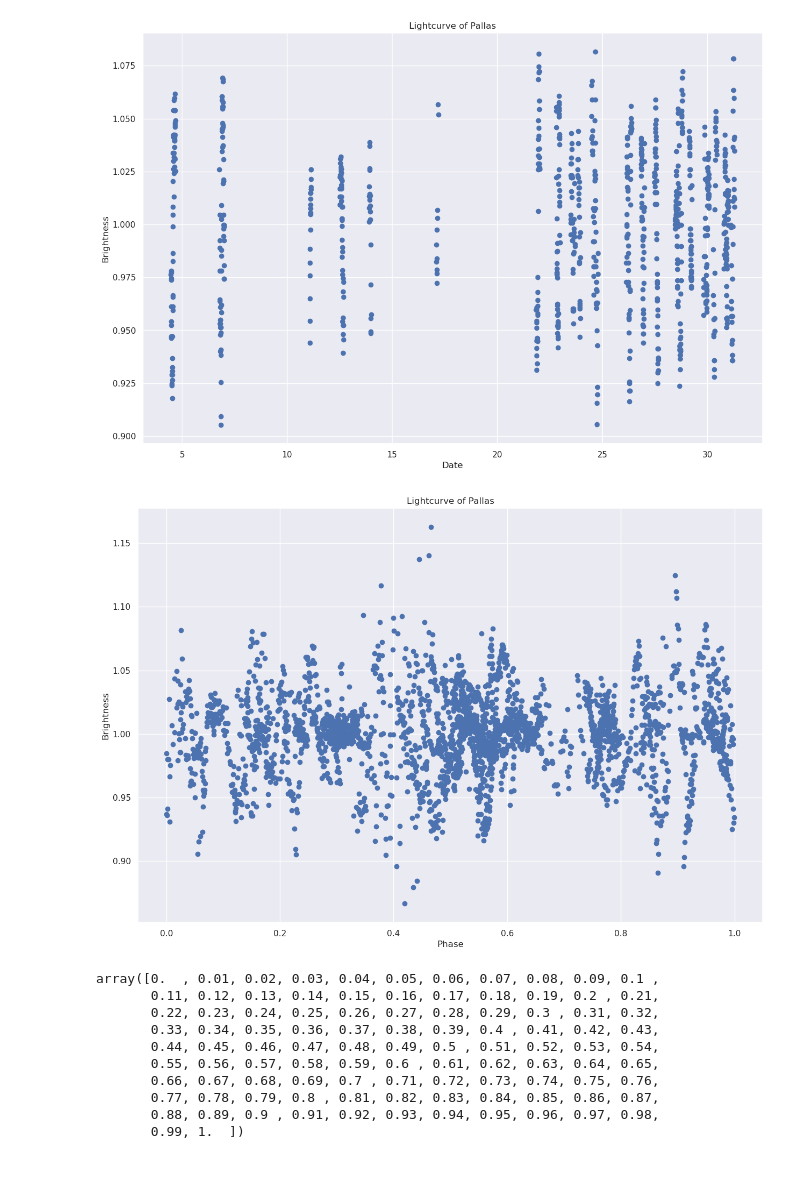
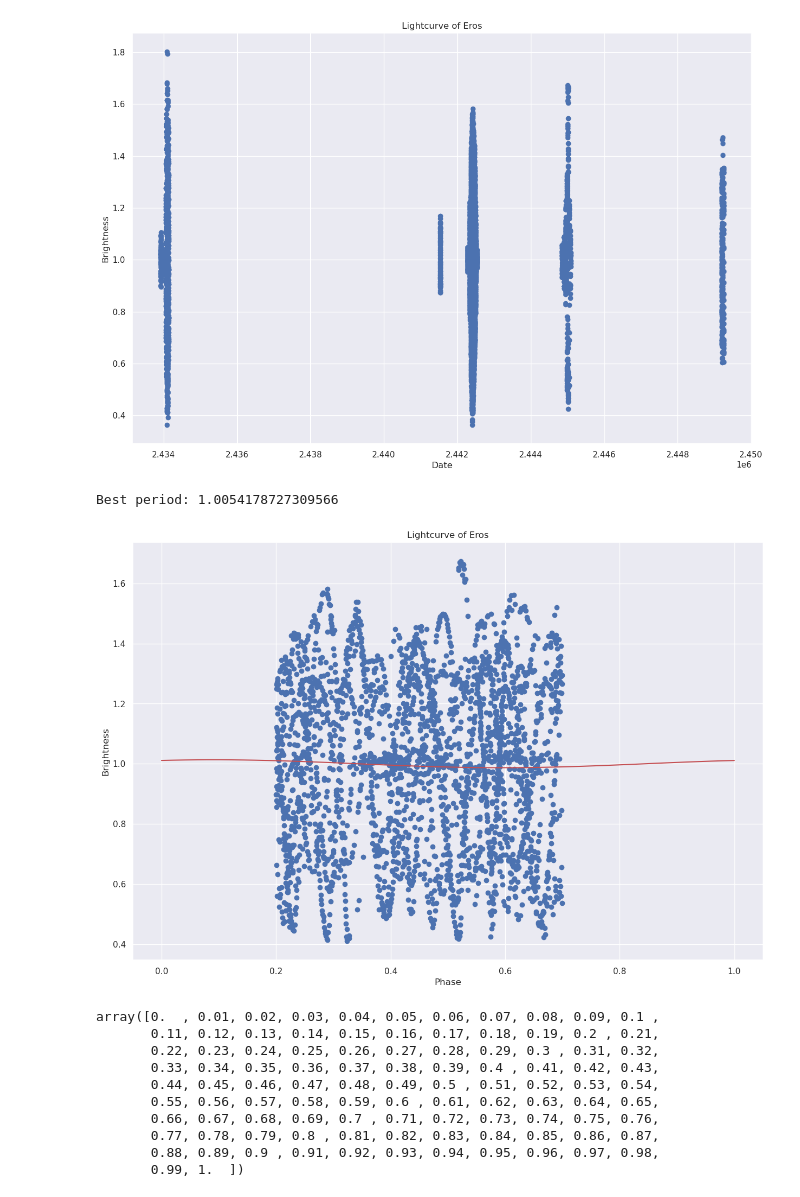
Before and after one commit to Vosloo/asteroid-lightcurves, a Jupyter notebook: EDA.ipynb, the cells around one changed output. Cells and saved outputs as stored; diff of their text form; code cells hidden in the pictures; blank space fills up the shorter version.

Commit message:
Updates to plotting

```diff
--- a/EDA.ipynb
+++ b/EDA.ipynb
@@ -12,8 +12,8 @@ from scipy.optimize import curve_fit
 from constants import RAW_DIR
 from src.model import Asteroid
 # %%
-ASTEROID_NAME = "Pallas"
-ASTEROID_ID = 2
-PERIOD = 7.81322  # in hours
+ASTEROID_NAME = "Eros"
+ASTEROID_ID = 433
+PERIOD = 5.2702553  # in hours
 with open(RAW_DIR / ASTEROID_NAME / "lc.json", "r") as f:
     raw_data = json.load(f)
@@ -54,11 +73,12 @@ LightCurve(id=15, scale=0, points=[Point(time=datetime.datetime(1968, 3, 13, 21,
 # %%
-asteroid.plot_lc_by_dates(0, 20)
+asteroid.plot_lc_by_dates()
 # %% [output]
-[figure, old version]
+[figure, new version]
 # %%
 phases, brightnesses = asteroid.plot_lightcurves()
 # %% [output]
+Best period: 1.0054178727309566
-[figure, old version]
+[figure, new version]
 # %%
 step = 0.01
 end = 1 + step
```
Also changed, not shown: parts of 8 cells of this notebook, 4 other files.
